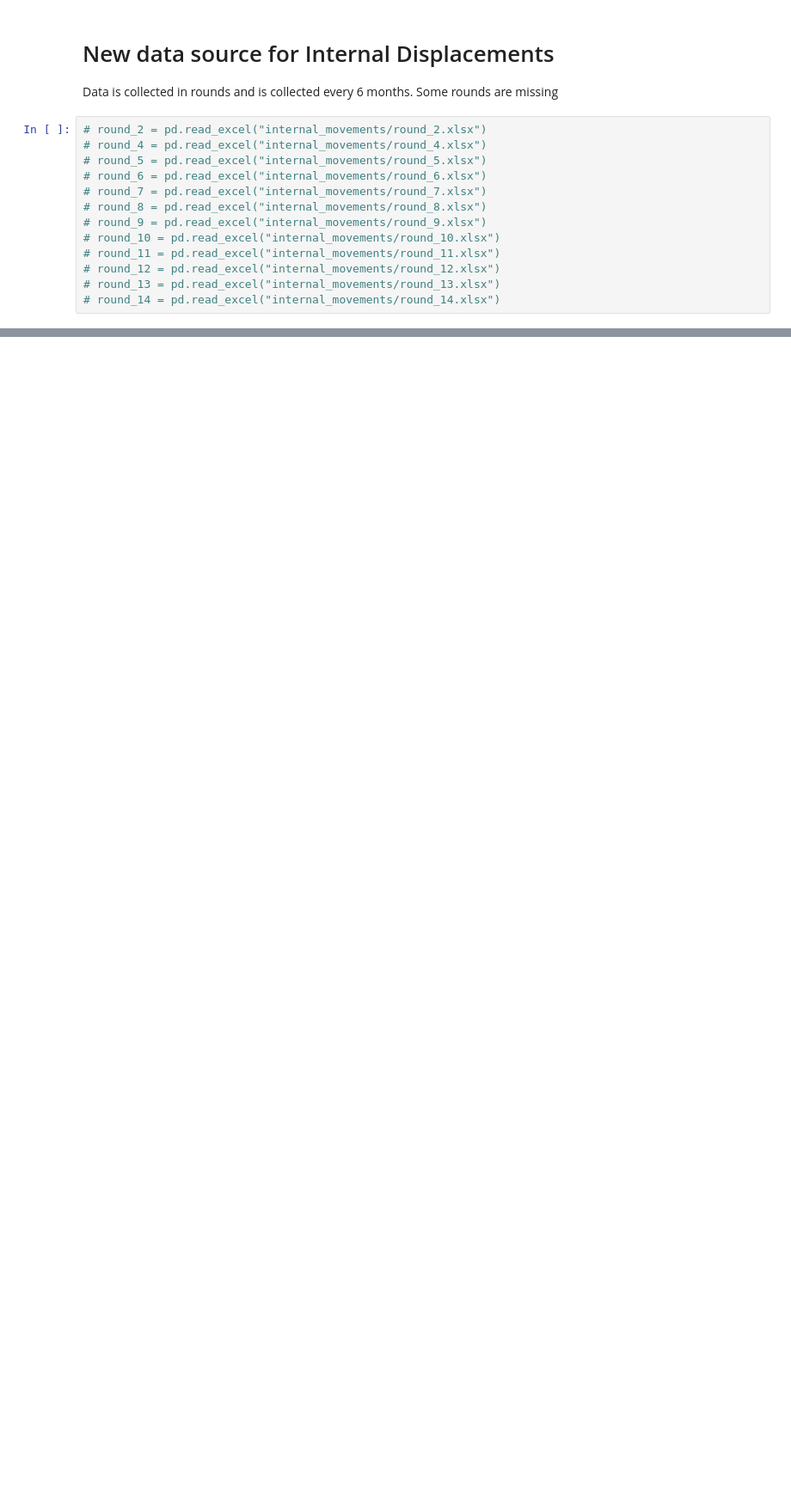
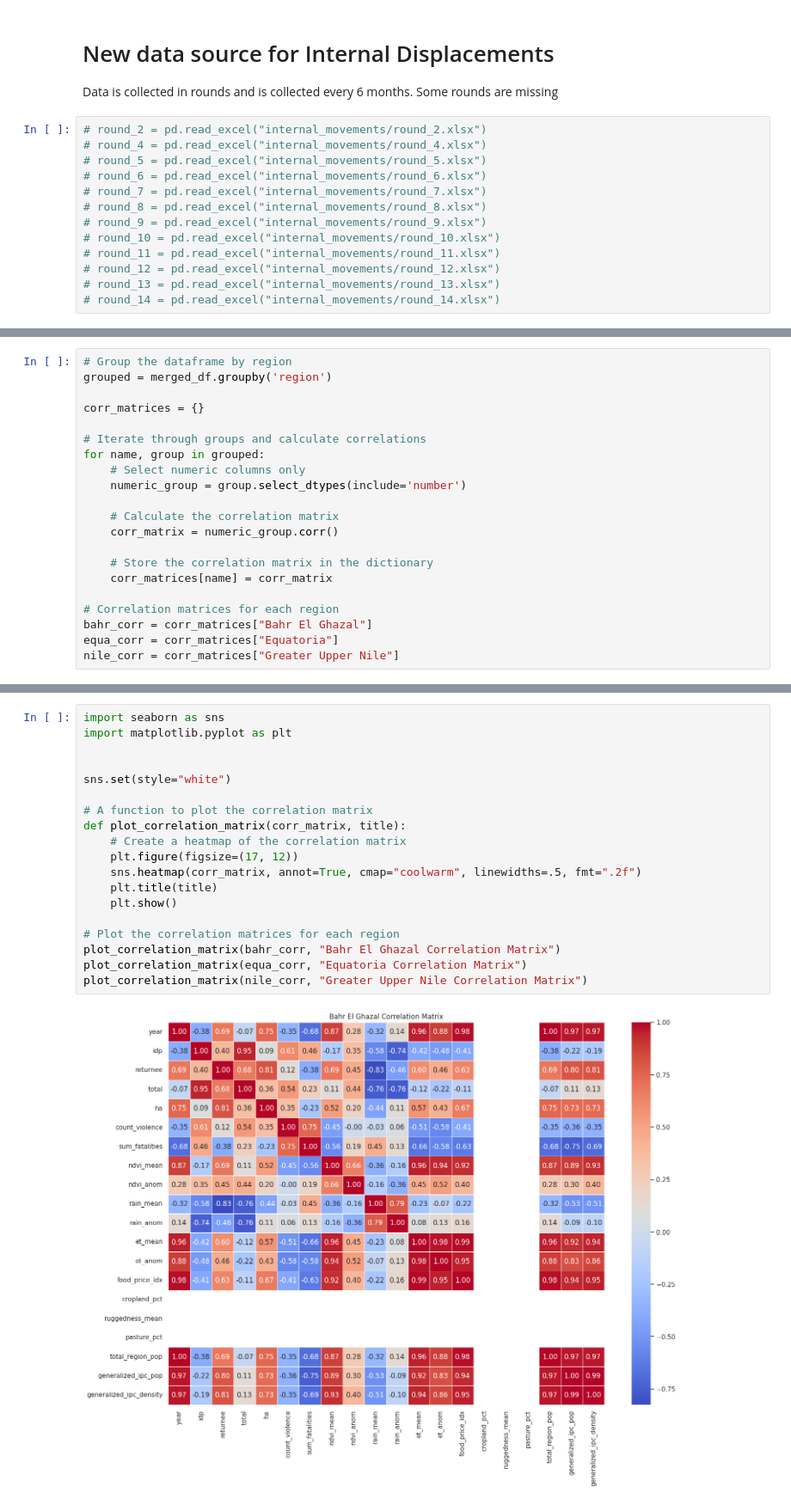
Before and after one commit to jdobladez/JBG060-group9, a Jupyter notebook: Assylum Seekers.ipynb, the cells around one changed output, grey strips where cells are left out. Shown at 86% size. Cells and saved outputs as stored; diff of their text form; blank space fills up the shorter version.

```diff
--- a/Assylum Seekers.ipynb
+++ b/Assylum Seekers.ipynb
@@ -466,0 +430,21 @@ correlation_df
+# %%
+# Group the dataframe by region
+grouped = merged_df.groupby('region')
+
+corr_matrices = {}
+
+# Iterate through groups and calculate correlations
+for name, group in grouped:
+    # Select numeric columns only
+    numeric_group = group.select_dtypes(include='number')
+
+    # Calculate the correlation matrix
+    corr_matrix = numeric_group.corr()
+
+    # Store the correlation matrix in the dictionary
+    corr_matrices[name] = corr_matrix
+
+# Correlation matrices for each region
+bahr_corr = corr_matrices["Bahr El Ghazal"]
+equa_corr = corr_matrices["Equatoria"]
+nile_corr = corr_matrices["Greater Upper Nile"]
@@ -466,0 +453,21 @@ correlation_df
+# %%
+import seaborn as sns
+import matplotlib.pyplot as plt
+
+
+sns.set(style="white")
+
+# A function to plot the correlation matrix
+def plot_correlation_matrix(corr_matrix, title):
+    # Create a heatmap of the correlation matrix
+    plt.figure(figsize=(17, 12))
+    sns.heatmap(corr_matrix, annot=True, cmap="coolwarm", linewidths=.5, fmt=".2f")
+    plt.title(title)
+    plt.show()
+
+# Plot the correlation matrices for each region
+plot_correlation_matrix(bahr_corr, "Bahr El Ghazal Correlation Matrix")
+plot_correlation_matrix(equa_corr, "Equatoria Correlation Matrix")
+plot_correlation_matrix(nile_corr, "Greater Upper Nile Correlation Matrix")
+# %% [output]
+[figure, added]
```
Also changed, not shown: parts of 12 cells of this notebook.
